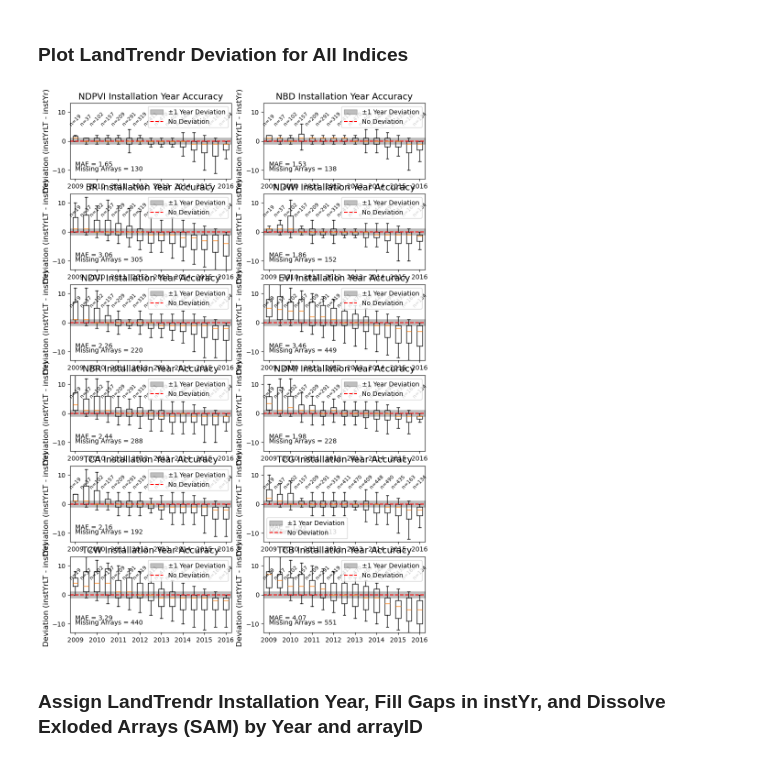
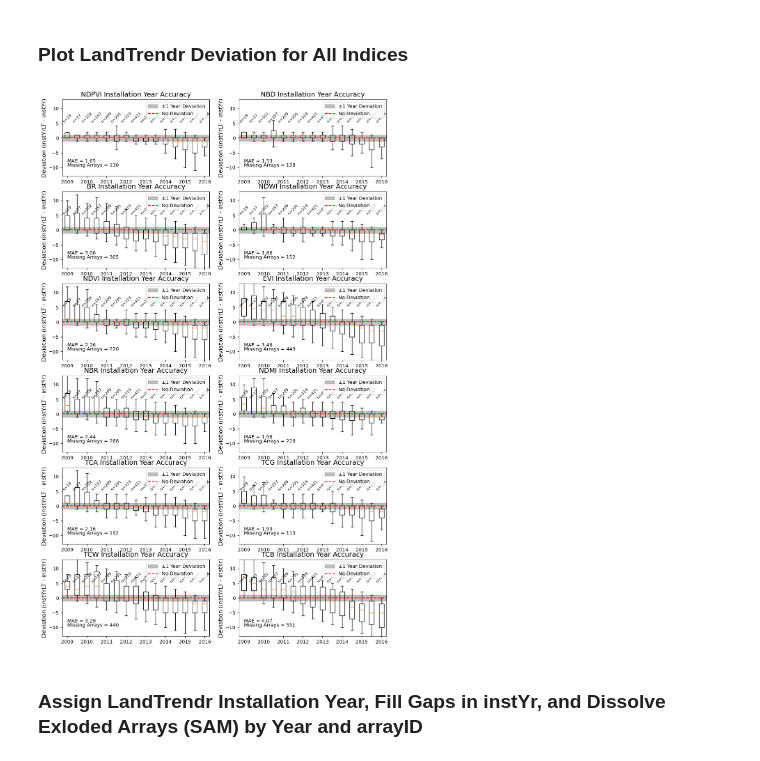
Before and after one commit to stidjaco/GMSEUS, a Jupyter notebook: script7_prepAttributes.ipynb, the cells around one changed output. Saved outputs shown, nothing was run; the diff lists cells and outputs as text; code cells hidden in the pictures.

```diff
--- a/script7_prepAttributes.ipynb
+++ b/script7_prepAttributes.ipynb
@@ -1002,7 +1017,19 @@ TCG_Update = loadLTdata('TCG', 'NewestUpdate')
 TCW_Update = loadLTdata('TCW', 'NewestUpdate')
 TCB_Update = loadLTdata('TCB', 'NewestUpdate')
 
-# Drop tempID column from each dataset
+# Arrange by tempID, and drop the tempID column
+NDPVI_Update = NDPVI_Update.sort_values(by='tempID').reset_index(drop=True)
+NBD_Update = NBD_Update.sort_values(by='tempID').reset_index(drop=True)
+BR_Update = BR_Update.sort_values(by='tempID').reset_index(drop=True)
+NDWI_Update = NDWI_Update.sort_values(by='tempID').reset_index(drop=True)
+NDVI_Update = NDVI_Update.sort_values(by='tempID').reset_index(drop=True)
+EVI_Update = EVI_Update.sort_values(by='tempID').reset_index(drop=True)
+NBR_Update = NBR_Update.sort_values(by='tempID').reset_index(drop=True)
+NDMI_Update = NDMI_Update.sort_values(by='tempID').reset_index(drop=True)
+TCA_Update = TCA_Update.sort_values(by='tempID').reset_index(drop=True)
+TCG_Update = TCG_Update.sort_values(by='tempID').reset_index(drop=True)
+TCW_Update = TCW_Update.sort_values(by='tempID').reset_index(drop=True)
+TCB_Update = TCB_Update.sort_values(by='tempID').reset_index(drop=True)
 NDPVI_Update = NDPVI_Update.drop(columns=['tempID'])
 NBD_Update = NBD_Update.drop(columns=['tempID'])
 BR_Update = BR_Update.drop(columns=['tempID'])
@@ -1291,7 +1320,7 @@ Mean Absolute Error: 1.5195720884998785
 ### Plot LandTrendr Deviation for All Indices
 # %%
 # Create the above graph, but for each index in a 4 row by 2 column grid
-fig, axs = plt.subplots(6, 2, figsize=(10, 15))
+fig, axs = plt.subplots(6, 2, figsize=(12, 20))
 
 # Iterate over each index
 for i, index in enumerate(indices):
@@ -1311,34 +1340,34 @@ for i, index in enumerate(indices):
     axs[i // 2, i % 2].axhspan(-1, 1, color='black', alpha=0.25, label='±1 Year Deviation')
     axs[i // 2, i % 2].boxplot(data, positions=range(2009, 2024), widths=0.5, showfliers=False)
 
     # Add the count (N) above each box, angle this text to be more readable by rotating it 45 degrees and make
     for j, count in enumerate(counts):
         axs[i // 2, i % 2].text(2009 + j, 5, f'n={count}', ha='center', va='bottom', fontsize=8, rotation=45)
 
     # In the lower left corner, add the MAE and the difference between lt_data nrows with instYr and instYrLT values not equal to -9999 and source USPVDB, and the nrows of lt_data_noNull
     axs[i // 2, i % 2].text(2009, -7, f'MAE = {lt_data_noNull[f"deviation"].abs().mean():.2f}', ha='left', va='top', fontsize=10)
     axs[i // 2, i % 2].text(2009, -8.5, f'Missing Arrays = {lt_data[(lt_data["instYr"] != -9999) & (lt_data["Source"] == "USPVDB")].shape[0] - lt_data_noNull.shape[0]}', ha='left', va='top', fontsize=10)
 
     # Set x and y limits, and ensure only every other year is shown on the x-axis
     axs[i // 2, i % 2].set_xlim(2008.5, 2023.5)
     axs[i // 2, i % 2].set_ylim(-13, 13)
     axs[i // 2, i % 2].set_xticks(range(2009, 2024, 2))
 
     # Add labels, title, and grid
     axs[i // 2, i % 2].set_xlabel('', fontsize=12)
     axs[i // 2, i % 2].set_ylabel('Deviation (instYrLT - instYr)', fontsize=12)
     axs[i // 2, i % 2].set_title(f'{index} Installation Year Accuracy', fontsize=14)
 
     # Add a 0 line (no deviation)
     axs[i // 2, i % 2].axhline(y=0, color='red', linestyle='--', linewidth=1.5, label='No Deviation')
 
     # Add a legend
     axs[i // 2, i % 2].legend()
 
 # Export the plot
 plt.savefig(os.path.join(figure_path, r'LandTrendr_Installation_Year_Accuracy.png'))
 # %% [output]
-[figure, old version]
+[figure, new version]
 # %% [markdown]
 ### Assign LandTrendr Installation Year, Fill Gaps in instYr, and Dissolve Exloded Arrays (SAM) by Year and arrayID
 # %%
```
Also changed, not shown: parts of 9 cells of this notebook, 1 other file.
